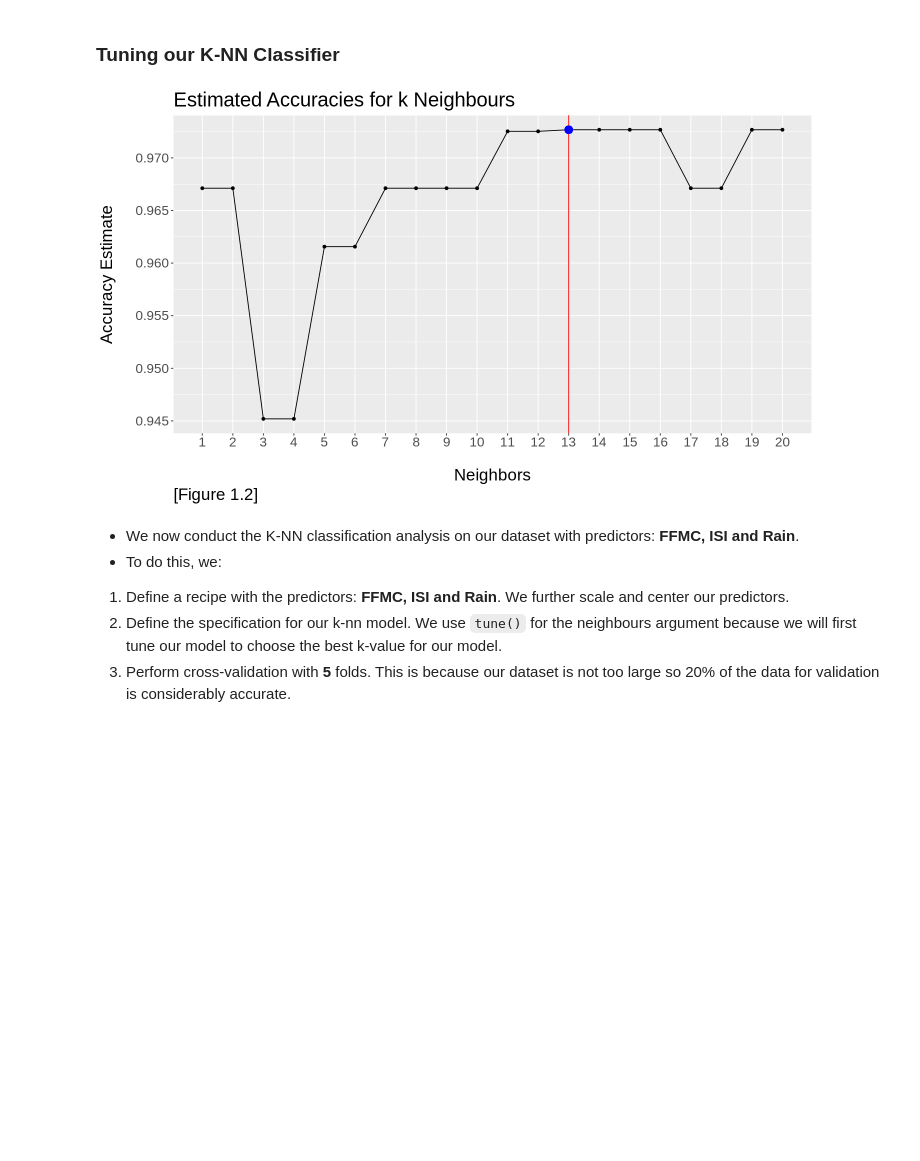
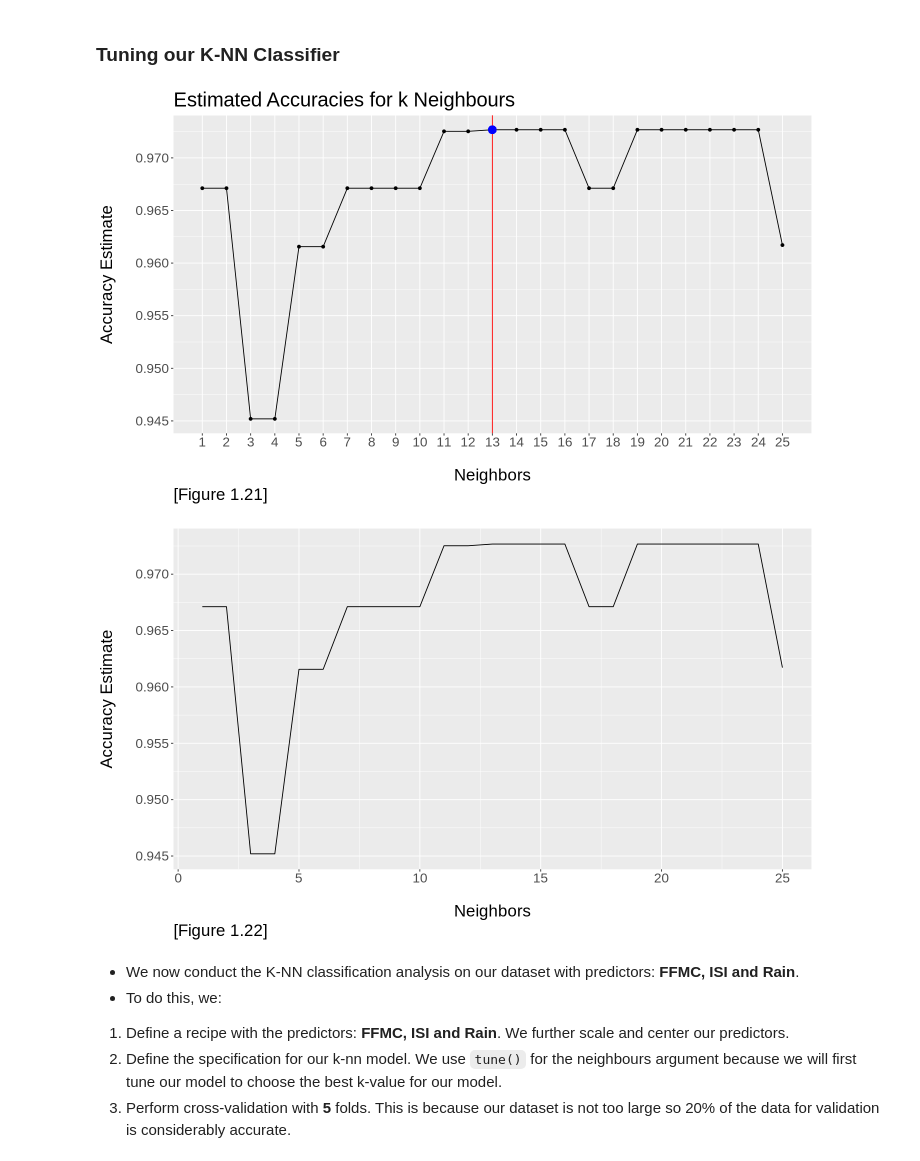
Before and after one commit to omertahi/DSCI100-Group26-Project, a Jupyter notebook: forest_fire_report.ipynb, the cells around one changed output. Cells and saved outputs as stored; diff of their text form; code cells hidden in the pictures; blank space fills up the shorter version.

```diff
--- a/forest_fire_report.ipynb
+++ b/forest_fire_report.ipynb
@@ -379,38 +394,47 @@ knn_spec <- nearest_neighbor(weight_func = "rectangular", neighbors = tune()) %>
     set_mode("classification")
 
 ff_vfold <- vfold_cv(ff_train, v = 5, strata = Classes)
-gridvals <- tibble(neighbors = seq(1, 20))
+gridvals <- tibble(neighbors = seq(1, 25))
 
 ff_results <- workflow() %>%
     add_recipe(ff_recipe) %>%
     add_model(knn_spec) %>%
     tune_grid(resamples = ff_vfold, grid = gridvals) %>%
     collect_metrics() %>%
     filter(.metric == "accuracy")
 
 options(repr.plot.width = 12, repr.plot.height = 7)
 
 ky <- ff_results %>% filter(neighbors == 13) %>% select(mean) %>% pull()
 
 cross_val_plot <- ff_results %>%
     ggplot(aes(x = neighbors, y = mean)) +
     geom_point() +
     geom_line() +
     geom_vline(xintercept = 13, colour = "red") +
     geom_point(aes(x=13, y= ky), size = 4, colour = "blue") +
     labs(x = "\nNeighbors",
          y = "Accuracy Estimate\n",
          title = "Estimated Accuracies for k Neighbours",
-         caption = "[Figure 1.2]") +
-    scale_x_continuous(limits = c(1, 20), breaks = seq(1, 20), minor_breaks = seq(1, 20, 1)) +
+         caption = "[Figure 1.21]") +
+    scale_x_continuous(limits = c(1, 25), breaks = seq(1, 25), minor_breaks = seq(1, 25, 1)) +
     theme(text = element_text(size = 20),
           plot.caption = element_text(size = 20, hjust = 0))
 
 cross_val_plot
 
-# This visualization suggests that K=13 provides the highest and the most omptimal accuracy.
+gridvals1 <- tibble(neighbors = seq(1, 50))
+ff_results %>%
+    ggplot(aes(x = neighbors, y = mean)) +
+    geom_line() +
+    labs(x = "\nNeighbors",
+         y = "Accuracy Estimate\n",
+         caption = "[Figure 1.22]") +
+    theme(text = element_text(size = 20),
+          plot.caption = element_text(size = 20, hjust = 0))
 # %% [output]
-[figure, old version]
+[figure, new version]
+[figure, added]
 # %% [markdown]
 * We now conduct the K-NN classification analysis on our dataset with predictors: __FFMC, ISI and Rain__.
 * To do this, we:
```
Also changed, not shown: parts of 1 cell of this notebook.
